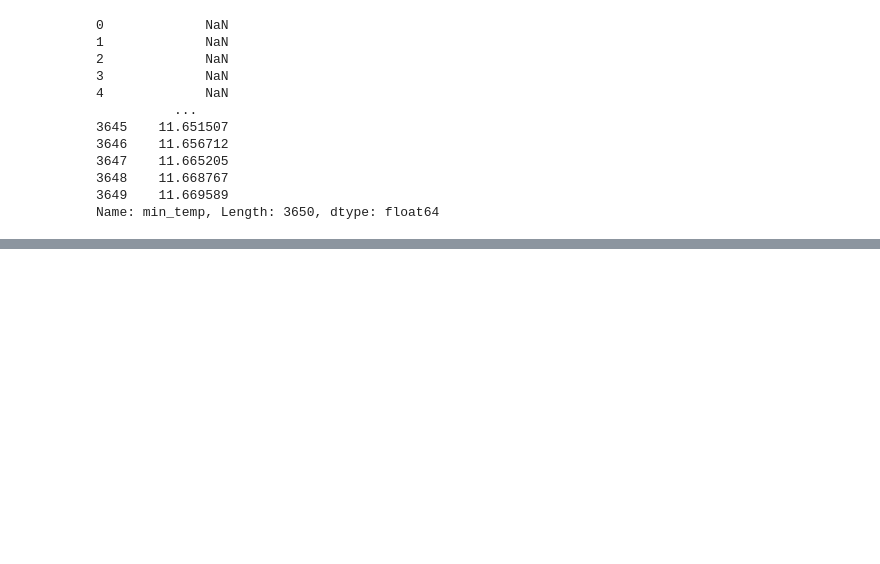
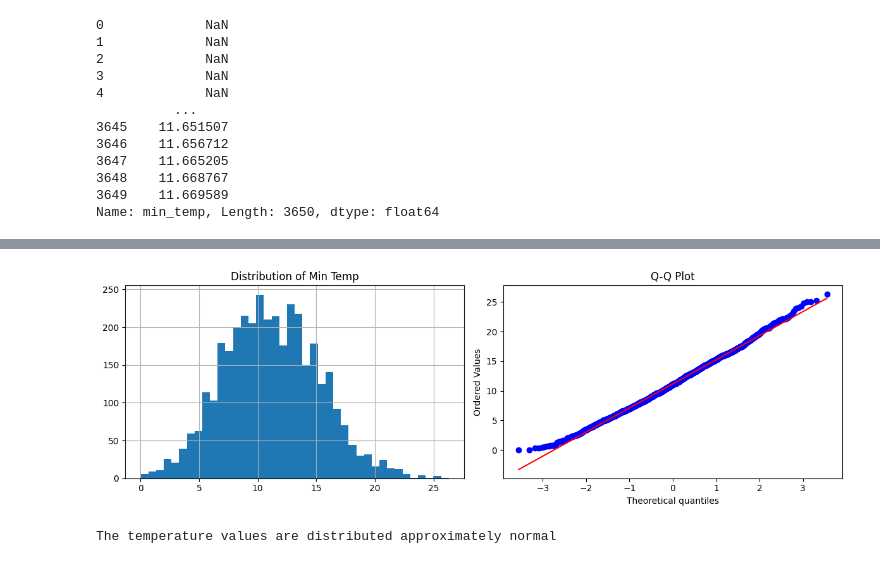
Before and after one commit to Shiven1023/Melbourne_Temperature_Forecasting, a Jupyter notebook: notebooks/eda.ipynb, the cells around one changed output, grey strips where cells are left out. Drawn from its saved outputs; the diff is of its cells as text; code cells hidden in the pictures; blank space fills up the shorter version.

```diff
--- a/notebooks/eda.ipynb
+++ b/notebooks/eda.ipynb
@@ -70,0 +109,17 @@ Name: min_temp, Length: 3650, dtype: float64
+# %%
+
+plt.figure(figsize=(12,4))
+plt.subplot(1,2,1)
+df['min_temp'].hist(bins=40)
+plt.title('Distribution of Min Temp')
+
+plt.subplot(1,2,2)
+from scipy import stats
+stats.probplot(df['min_temp'], plot=plt)
+plt.title('Q-Q Plot')
+plt.tight_layout()
+plt.show()
+print("The temperature values are distributed approximately normal")
+# %% [output]
+[figure, added]
+The temperature values are distributed approximately normal
```
Also changed, not shown: parts of 5 cells of this notebook.
